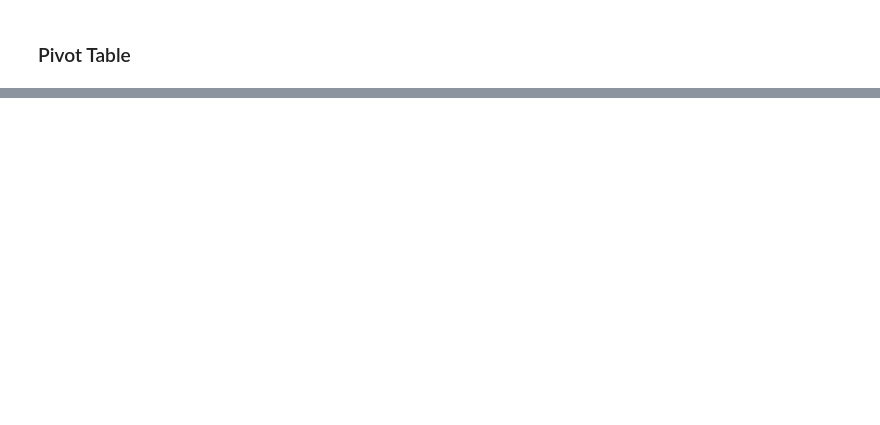
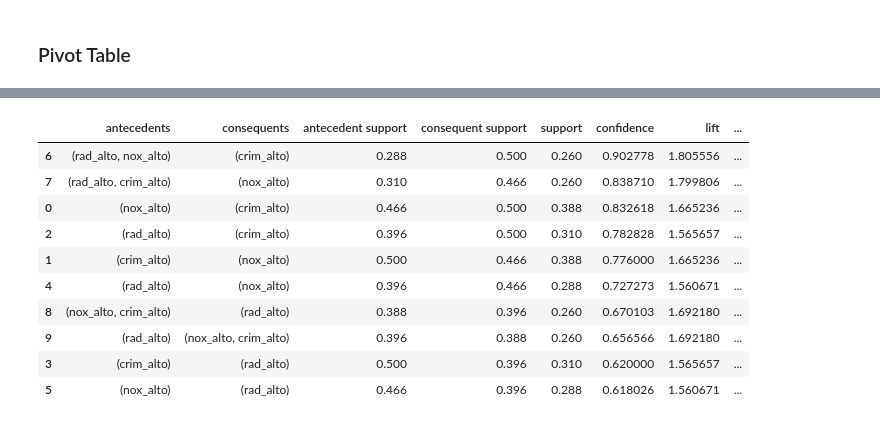
Before and after one commit to Andrezz1/IA24_P03_TP02, a Jupyter notebook: main.ipynb, the cells around one changed output, grey strips where cells are left out. Drawn from its saved outputs; the diff is of its cells as text; code cells hidden in the pictures; blank space fills up the shorter version.

```diff
--- a/main.ipynb
+++ b/main.ipynb
@@ -704,0 +668,31 @@ TypeError: association_rules() missing 1 required positional argument: 'num_item
+# %%
+median_crim = data_cleaned['crim'].median()
+median_nox = data_cleaned['nox'].median()
+median_rad = data_cleaned['rad'].median()
+
+data_cleaned['crim_alto'] = (data_cleaned['crim'] > median_crim).astype(int)
+data_cleaned['nox_alto'] = (data_cleaned['nox'] > median_nox).astype(int)
+data_cleaned['rad_alto'] = (data_cleaned['rad'] > median_rad).astype(int)
+# %%
+df_apriori = data_cleaned[['crim_alto', 'nox_alto', 'rad_alto']]
+# %%
+min_support = 0.01
+frequent_itemsets = apriori(df_apriori, min_support=min_support, use_colnames=True)
+num_itemsets = len(frequent_itemsets)
+
+if frequent_itemsets.empty:
+    print("Nenhum itemset frequente encontrado com o suporte mínimo atual.")
+else:
+    min_confidence = 0.5
+    rules = association_rules(frequent_itemsets, metric="confidence", min_threshold=min_confidence, num_itemsets=num_itemsets)
+
+    rules_sorted = rules.sort_values('confidence', ascending=False)
+    print(rules_sorted.head(10))
+
+    print("\nAnálise das Regras:")
+    for index, row in rules_sorted.head(10).iterrows():
+        antecedents = ", ".join(list(row['antecedents']))
+        consequents = ", ".join(list(row['consequents']))
+        confidence = row['confidence']
+        lift = row['lift']
+        print(f"SE {antecedents} ENTÃO {consequents} (Confiança: {confidence:.2f}, Lift: {lift:.2f})")
@@ -704,0 +717,14 @@ TypeError: association_rules() missing 1 required positional argument: 'num_item
+# %%
+rules.sort_values('confidence', ascending=False).head(10)
+# %% [output]
+|  | antecedents | consequents | antecedent support | consequent support | support | confidence | lift | ... |
+| 6 | (rad_alto, nox_alto) | (crim_alto) | 0.288 | 0.500 | 0.260 | 0.902778 | 1.805556 | ... |
+| 7 | (rad_alto, crim_alto) | (nox_alto) | 0.310 | 0.466 | 0.260 | 0.838710 | 1.799806 | ... |
+| 0 | (nox_alto) | (crim_alto) | 0.466 | 0.500 | 0.388 | 0.832618 | 1.665236 | ... |
+| 2 | (rad_alto) | (crim_alto) | 0.396 | 0.500 | 0.310 | 0.782828 | 1.565657 | ... |
+| 1 | (crim_alto) | (nox_alto) | 0.500 | 0.466 | 0.388 | 0.776000 | 1.665236 | ... |
+| 4 | (rad_alto) | (nox_alto) | 0.396 | 0.466 | 0.288 | 0.727273 | 1.560671 | ... |
+| 8 | (nox_alto, crim_alto) | (rad_alto) | 0.388 | 0.396 | 0.260 | 0.670103 | 1.692180 | ... |
+| 9 | (rad_alto) | (nox_alto, crim_alto) | 0.396 | 0.388 | 0.260 | 0.656566 | 1.692180 | ... |
+| 3 | (crim_alto) | (rad_alto) | 0.500 | 0.396 | 0.310 | 0.620000 | 1.565657 | ... |
+| 5 | (nox_alto) | (rad_alto) | 0.466 | 0.396 | 0.288 | 0.618026 | 1.560671 | ... |
```
Also changed, not shown: parts of 9 cells of this notebook, 1 other file.
